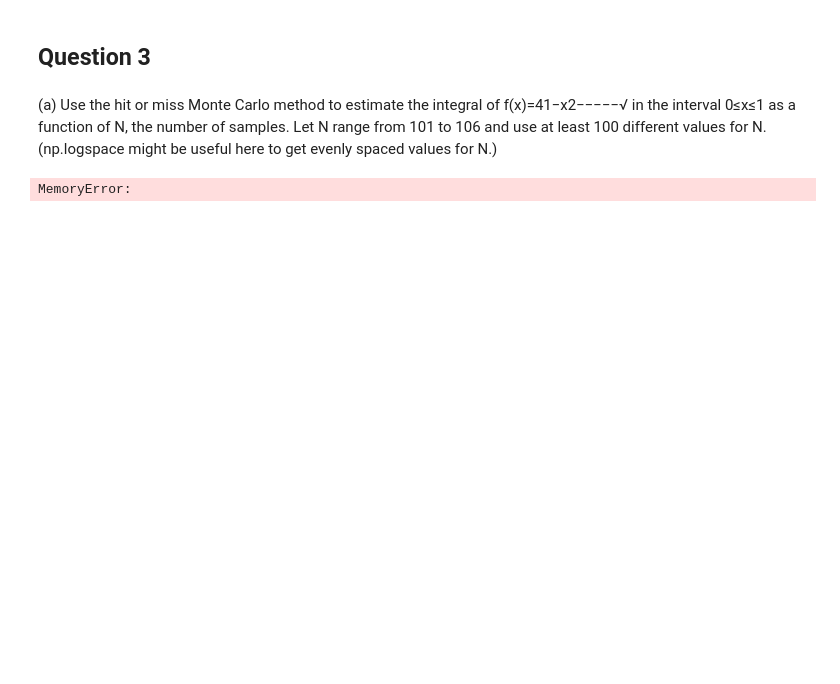
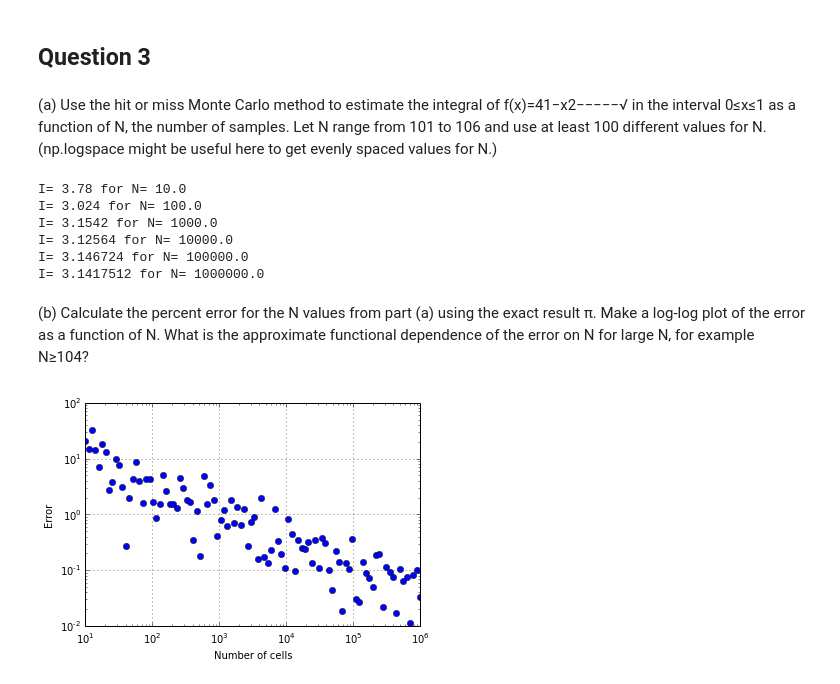
Before and after one commit to nwilli14/PHYS202-S14, a Jupyter notebook: SciPy/MCIntegrationExercises.ipynb, the cells around one changed output. Cells and saved outputs as stored; diff of their text form; code cells hidden in the pictures; blank space fills up the shorter version.

Commit message:
did not have time to teach myself everything to do with random numbers

```diff
--- a/SciPy/MCIntegrationExercises.ipynb
+++ b/SciPy/MCIntegrationExercises.ipynb
@@ -159,14 +151,55 @@ def hitOrMiss(N=10, xmin=0,xmax=1):
     ymax = f(subx).max()*1.05
     ymin= 0.
 
-    for n in np.logspace(10,1000000):
+    for n in np.logspace(1,6,6):
         #integration
         x = (xmax-xmin)*np.random.random_sample(n)
         y = (ymax-ymin)*np.random.random_sample(n)
 
         newmask = (y < f(x))
-        I = (xmax)*ymax*newmax.sum()/newmask.size
+        I = (xmax)*ymax*newmask.sum()/newmask.size
         print "I=", I, "for N=", n
 hitOrMiss()
 # %% [output]
-MemoryError:
+I= 3.78 for N= 10.0
+I= 3.024 for N= 100.0
+I= 3.1542 for N= 1000.0
+I= 3.12564 for N= 10000.0
+I= 3.146724 for N= 100000.0
+I= 3.1417512 for N= 1000000.0
+# %% [markdown]
+(b) Calculate the percent error for the N values from part (a) using the exact result π. Make a log-log plot of the error as a function of N.
+What is the approximate functional dependence of the error on N for large N, for example N≥104?
+# %%
+def hitOrMiss(N=10, xmin=0,xmax=1):
+    f = lambda x: 4*sqrt(1-x**2)
+    x = np.arange(-1.,2.,0.001)
+    Iexact = np.pi
+
+    subx = x[logical_and((x>xmin),(x<xmax))]
+    ymax = f(subx).max()*1.05
+    ymin= 0.
+    Narr = []
+    Ierror = []
+    for n in np.logspace(1,6,100):
+        #integration
+        x = (xmax-xmin)*np.random.random_sample(n)
+        y = (ymax-ymin)*np.random.random_sample(n)
+
+        newmask = (y < f(x))
+        I = (xmax)*ymax*newmask.sum()/newmask.size
+        Ierr = 100*np.abs(Iexact-I)/Iexact
+        #print "I=", I, "Error on I=", Ierr,"%", "for N=", n
+        Ierror.append(Ierr)
+        Narr.append(n)
+        #plot
+    plt.plot(Narr, Ierror, 'o')
+    plt.ylabel("Error")
+    plt.xlabel("Number of cells")
+    plt.yscale('log')
+    plt.xscale('log')
+    plt.grid()
+    plt.show()
+hitOrMiss()
+# %% [output]
+[figure, added]
```
Also changed, not shown: parts of 11 cells of this notebook, 1 other file.
